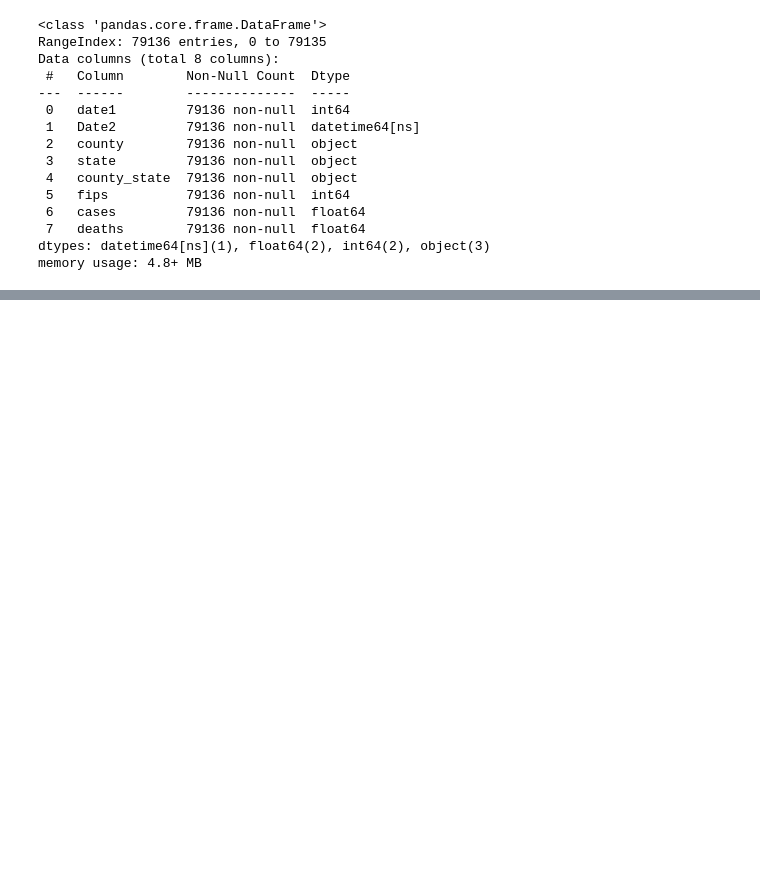
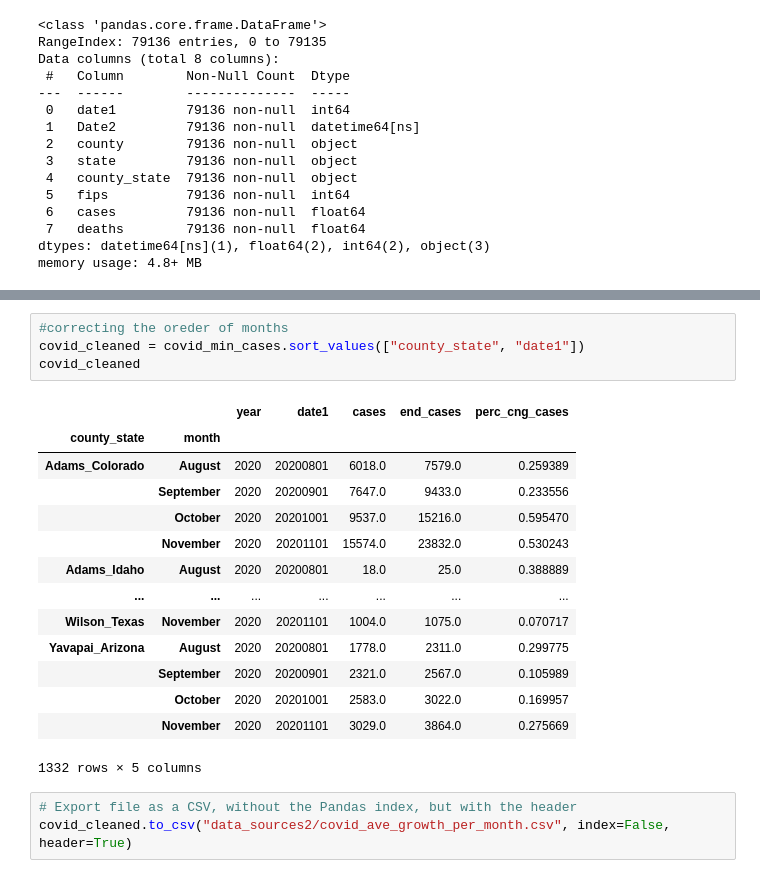
Before and after one commit to recneps2/ETL_project, a Jupyter notebook: covid_ave_growth_per_month.ipynb, the cells around one changed output, grey strips where cells are left out. Saved outputs shown, nothing was run; the diff lists cells and outputs as text; blank space fills up the shorter version.

```diff
--- a/Untitled.ipynb
+++ b/covid_ave_growth_per_month.ipynb
@@ -211,0 +174,22 @@ covid_min_cases
+# %%
+#correcting the oreder of months
+covid_cleaned = covid_min_cases.sort_values(["county_state", "date1"])
+covid_cleaned
+# %% [output]
+|  |  | year | date1 | cases | end_cases | perc_cng_cases |
+| county_state | month |  |  |  |  |  |
+| Adams_Colorado | August | 2020 | 20200801 | 6018.0 | 7579.0 | 0.259389 |
+|  | September | 2020 | 20200901 | 7647.0 | 9433.0 | 0.233556 |
+|  | October | 2020 | 20201001 | 9537.0 | 15216.0 | 0.595470 |
+|  | November | 2020 | 20201101 | 15574.0 | 23832.0 | 0.530243 |
+| Adams_Idaho | August | 2020 | 20200801 | 18.0 | 25.0 | 0.388889 |
+| ... | ... | ... | ... | ... | ... | ... |
+| Wilson_Texas | November | 2020 | 20201101 | 1004.0 | 1075.0 | 0.070717 |
+| Yavapai_Arizona | August | 2020 | 20200801 | 1778.0 | 2311.0 | 0.299775 |
+|  | September | 2020 | 20200901 | 2321.0 | 2567.0 | 0.105989 |
+|  | October | 2020 | 20201001 | 2583.0 | 3022.0 | 0.169957 |
+|  | November | 2020 | 20201101 | 3029.0 | 3864.0 | 0.275669 |
+1332 rows × 5 columns
+# %%
+# Export file as a CSV, without the Pandas index, but with the header
+covid_cleaned.to_csv("data_sources2/covid_ave_growth_per_month.csv", index=False, header=True)
```
Also changed, not shown: parts of 20 cells of this notebook, 5 other files.
